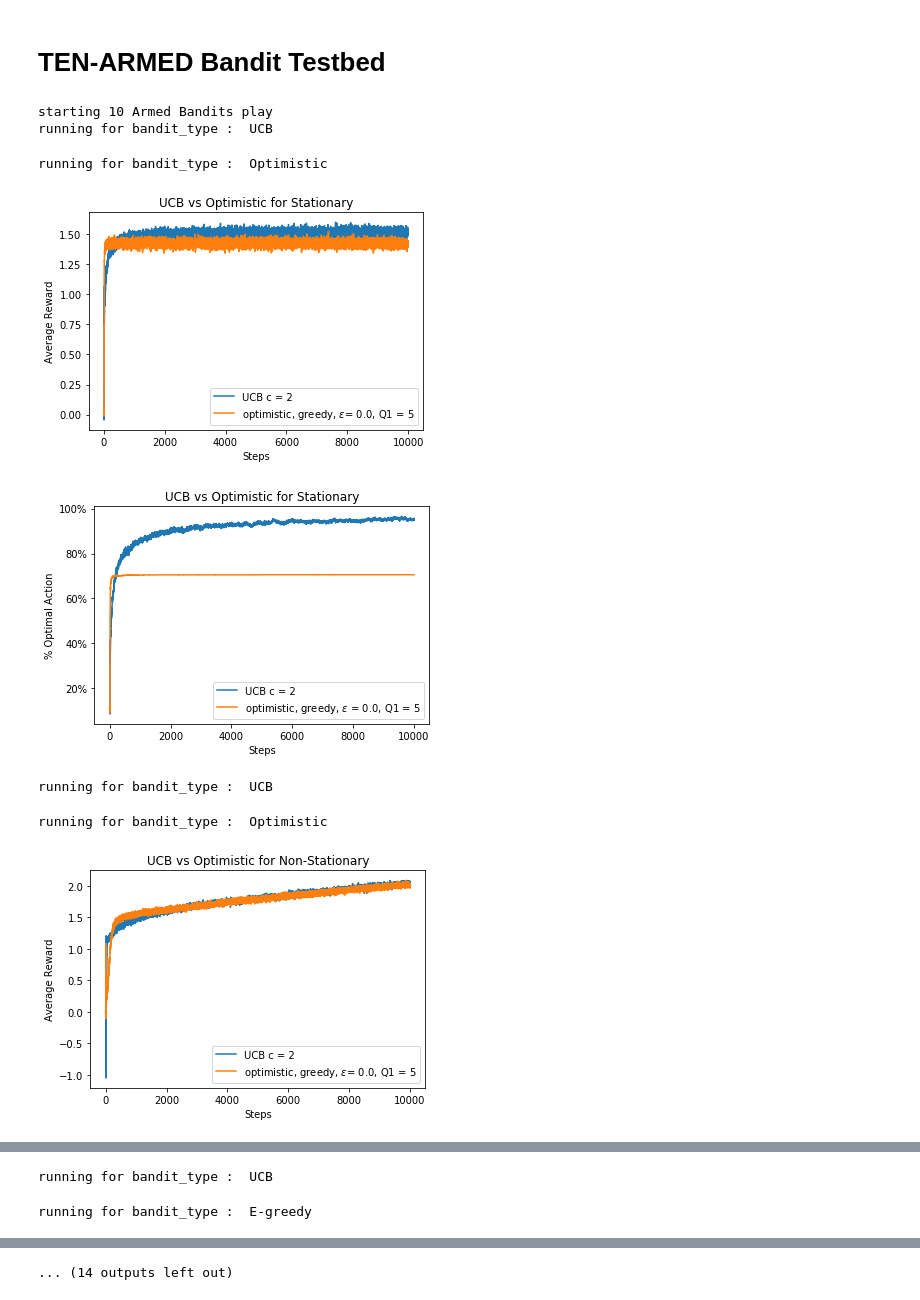
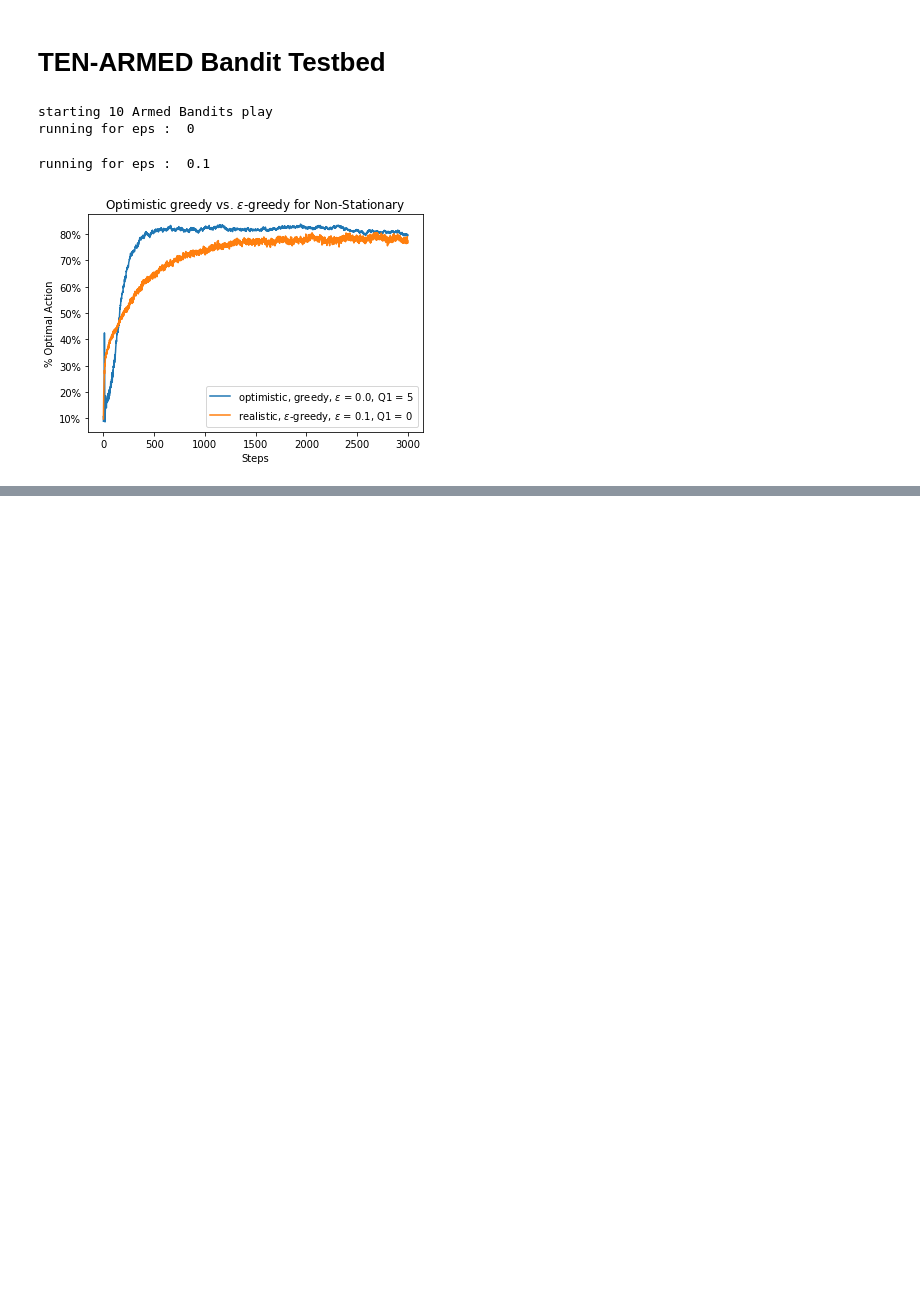
Before and after one commit to pooja290992/RL-M2019, a Jupyter notebook: HW1/codes/10Arm_TestBed_Fig_2.3_part4.ipynb, the cells around one changed output, grey strips where cells are left out. Saved outputs shown, nothing was run; the diff lists cells and outputs as text; code cells hidden in the pictures; blank space fills up the shorter version.

Commit message:
added non-stationary, all same q*(a) conditioned graphs

```diff
--- a/HW1/codes/10Arm_TestBed_Fig_2.3_part4.ipynb
+++ b/HW1/codes/10Arm_TestBed_Fig_2.3_part4.ipynb
@@ -39,8 +39,13 @@ class NArmedBandit:
     def re_init(self):
 
         #true values of rewards for each action
+#         if self.is_stationary:
+#             self.actions = np.random.normal(self.mu,self.std_dev,self.k)
+#         else:
+#             true_value = 0.0
+#             self.actions = [true_value]*self.k
         self.actions = np.random.normal(self.mu,self.std_dev,self.k)
-        #self.actions = np.asarray([0.01]*10)
+
 
         # estimation for each action
         self.Q_t = np.zeros(self.k) + self.init_estimates
@@ -74,11 +79,13 @@ class NArmedBandit:
         elif self.UCB_c is not None:
             #1e-5 is added so as to avoid division by zero
             ucb_estimates = self.Q_t + self.UCB_c * np.sqrt(np.log(self.time_step + 1) / (self.N_t + 1e-5))
-            max_estim = np.max(ucb_estimates)
-            A_t = np.random.choice(np.where(ucb_estimates == max_estim)[0])
+            #max_estim = np.max(ucb_estimates)
+            #A_t = np.random.choice(np.where(ucb_estimates == max_estim)[0])
+            A_t = np.argmax(ucb_estimates)
         else:
-            max_estim = np.max(self.Q_t)
-            A_t = np.random.choice(np.where(self.Q_t == max_estim)[0])
+            #max_estim = np.max(self.Q_t)
+            #A_t = np.random.choice(np.where(self.Q_t == max_estim)[0])
+            A_t = np.argmax(self.Q_t)
             #print('action 2:',A_t)
         return A_t
 
@@ -221,42 +228,38 @@ def part4(bandit_types,tasks, num_time_steps, step_szie = 0.1, UCB_c = None, sam
 if __name__=='__main__':
     print('starting 10 Armed Bandits play')
     tasks = 2000#1#2000
-    num_time_steps = 10000#3000#1000#3000#1000#3000#1000#3000#1000
+    num_time_steps = 3000#1000#3000#1000#3000#1000#3000#1000#3000#1000
     epsilons = [0,0.1]
     #playNArmedVBandit(epsilons,tasks, num_time_steps, step_size = 0.1, UCB_c = None, sample_avg_flag = True,
     #                  init_estimates = 0.0, plot_avg_rew = False, plot_opt_cnt = True)
     #stationary
     #fig_2_3(epsilons,tasks, num_time_steps, step_szie = 0.1)
     #non-stationary
-    #fig_2_3(epsilons,tasks, num_time_steps, step_szie = 0.1,is_stationary = False)
+    fig_2_3(epsilons,tasks, num_time_steps, step_szie = 0.1,is_stationary = False)
 
     ####part 4
     bandit_types = ['UCB','Optimistic']
     #stationary
     #part4(bandit_types,tasks, num_time_steps, step_szie = 0.1, UCB_c = 2, sample_avg_flag = True)
     #non-stationary
     #part4(bandit_types,tasks, num_time_steps, step_szie = 0.1, UCB_c = 2, sample_avg_flag = False,is_stationary = False)
-    part4(bandit_types,tasks, num_time_steps, step_szie = 0.1, UCB_c = 2, sample_avg_flag = False,is_stationary = False,nsteps = 1000)
+    #part4(bandit_types,tasks, num_time_steps, step_szie = 0.1, UCB_c = 2, sample_avg_flag = False,is_stationary = False,nsteps = 1000)
 
     bandit_types = ['UCB','E-greedy']
     #stationary
     #part4(bandit_types,tasks, num_time_steps, step_szie = 0.1, UCB_c = 2, sample_avg_flag = True)
     #non-stationary
     #part4(bandit_types,tasks, num_time_steps, step_szie = 0.1, UCB_c = 2, sample_avg_flag = False,is_stationary = False)
     #part4(bandit_types,tasks, num_time_steps, step_szie = 0.1, UCB_c = 2, sample_avg_flag = False,is_stationary = False,nsteps = 1000)
 
     bandit_types = ['UCB','Optimistic','E-greedy']
     #stationary
     #part4(bandit_types,tasks, num_time_steps, step_szie = 0.1, UCB_c = 2, sample_avg_flag = True)
     #non-stationary
     #part4(bandit_types,tasks, num_time_steps, step_szie = 0.1, UCB_c = 2, sample_avg_flag = False,is_stationary = False)
     #part4(bandit_types,tasks, num_time_steps, step_szie = 0.1, UCB_c = 2, sample_avg_flag = False,is_stationary = False,nsteps = 1000)
 # %% [output]
 starting 10 Armed Bandits play
-running for bandit_type :  UCB
+running for eps :  0
-running for bandit_type :  Optimistic
+running for eps :  0.1
-[figure, old version]
+[figure, new version]
-[figure, removed]
-running for bandit_type :  UCB
-running for bandit_type :  Optimistic
-[figure, removed]
@@ -264,2 +265,0 @@ running for bandit_type :  Optimistic
-running for bandit_type :  UCB
-running for bandit_type :  E-greedy
@@ -268 +265,0 @@ running for bandit_type :  E-greedy
-... (14 outputs left out)
```
Also changed, not shown: parts of 1 cell of this notebook, 9 other files.
